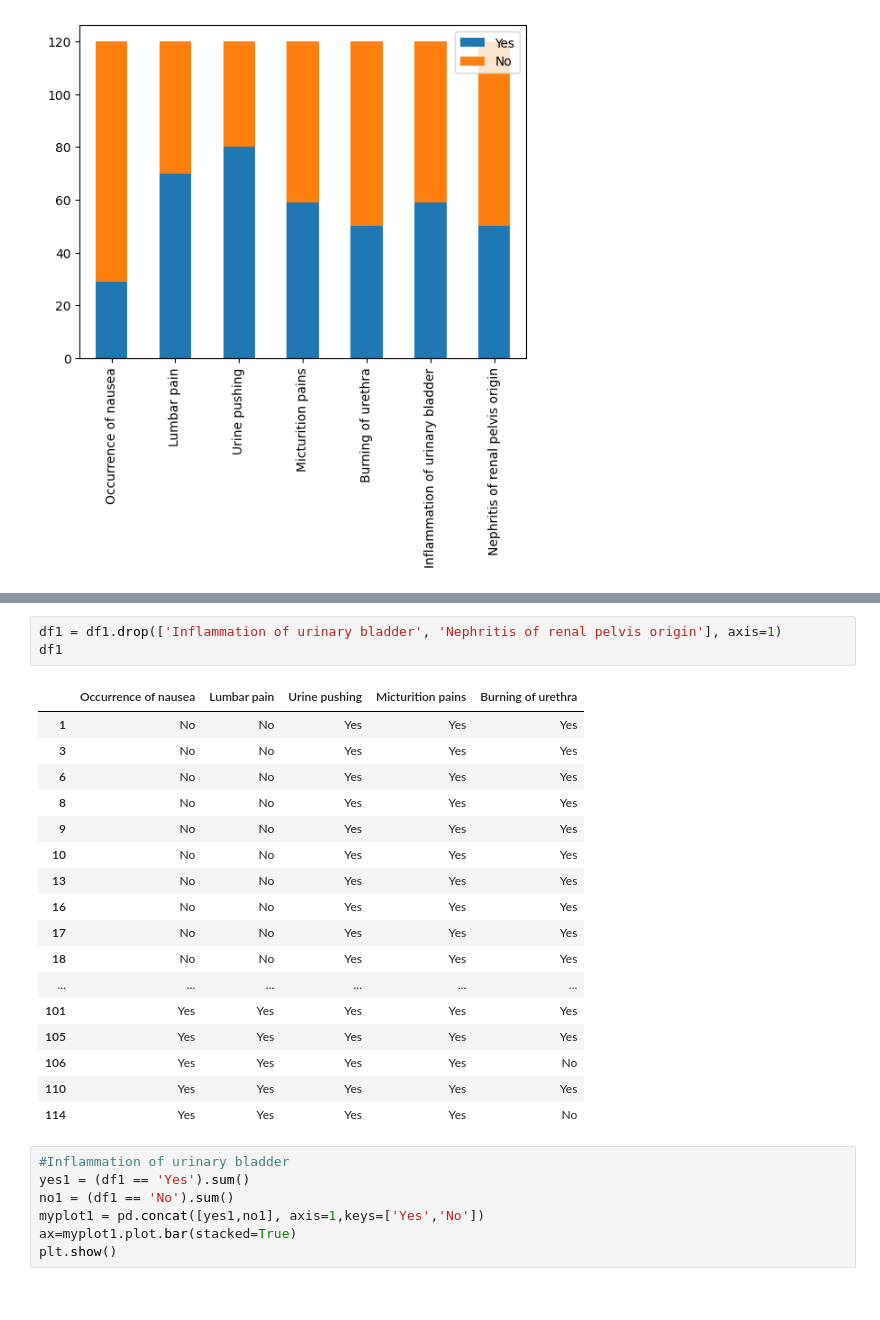
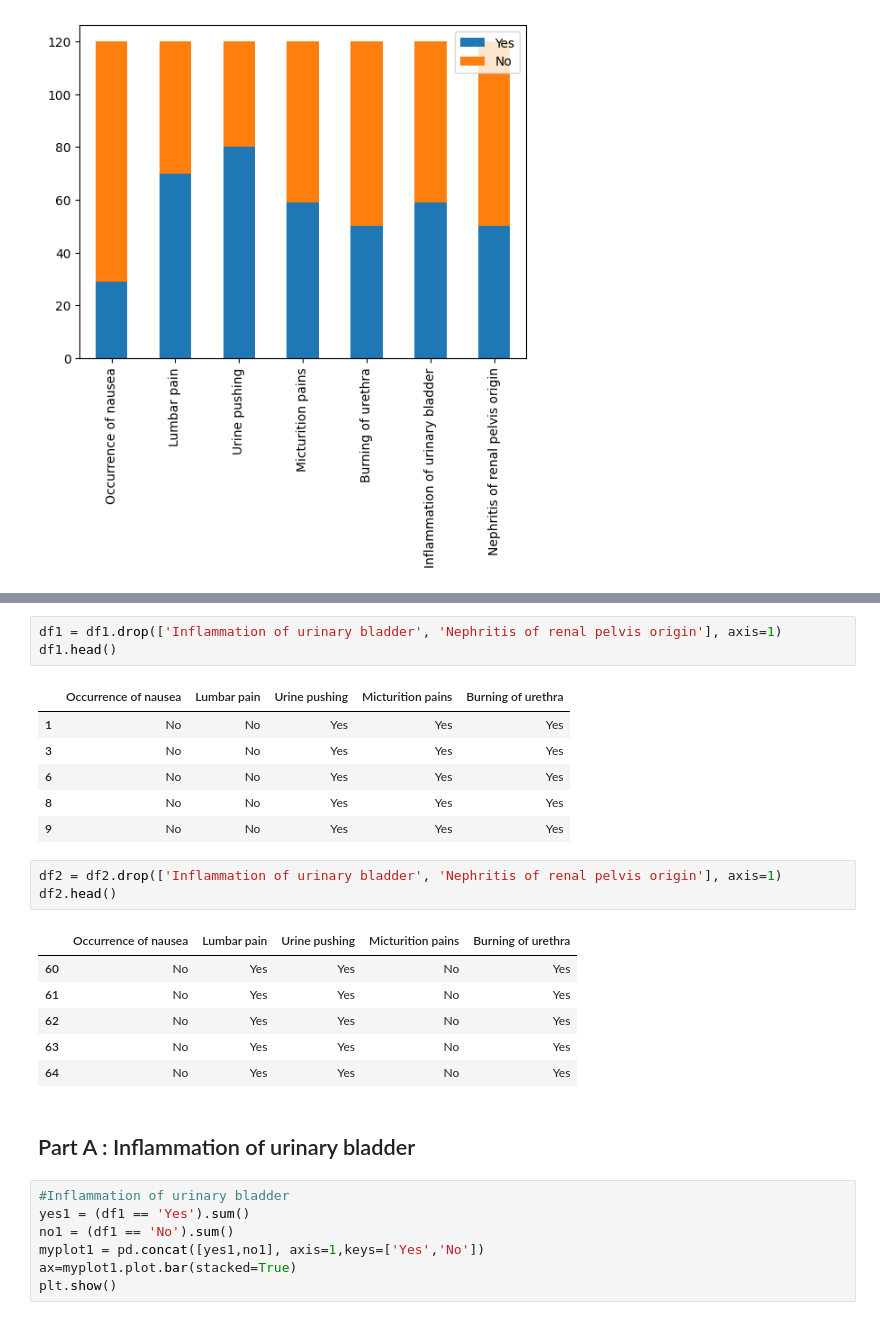
Before and after one commit to mohsen-dl/Association-Rules-Mining, a Jupyter notebook: Association Rules Mining.ipynb, the cells around one changed output, grey strips where cells are left out. Cells and saved outputs as stored; diff of their text form.

```diff
--- a/Association Rules Mining.ipynb
+++ b/Association Rules Mining.ipynb
@@ -188,24 +166,25 @@ df2
 # %%
 df1 = df1.drop(['Inflammation of urinary bladder', 'Nephritis of renal pelvis origin'], axis=1)
-df1
+df1.head()
 # %% [output]
 |  | Occurrence of nausea | Lumbar pain | Urine pushing | Micturition pains | Burning of urethra |
 | 1 | No | No | Yes | Yes | Yes |
 | 3 | No | No | Yes | Yes | Yes |
 | 6 | No | No | Yes | Yes | Yes |
 | 8 | No | No | Yes | Yes | Yes |
 | 9 | No | No | Yes | Yes | Yes |
-| 10 | No | No | Yes | Yes | Yes |
-| 13 | No | No | Yes | Yes | Yes |
-| 16 | No | No | Yes | Yes | Yes |
-| 17 | No | No | Yes | Yes | Yes |
-| 18 | No | No | Yes | Yes | Yes |
-| ... | ... | ... | ... | ... | ... |
-| 101 | Yes | Yes | Yes | Yes | Yes |
-| 105 | Yes | Yes | Yes | Yes | Yes |
-| 106 | Yes | Yes | Yes | Yes | No |
-| 110 | Yes | Yes | Yes | Yes | Yes |
-| 114 | Yes | Yes | Yes | Yes | No |
+# %%
+df2 = df2.drop(['Inflammation of urinary bladder', 'Nephritis of renal pelvis origin'], axis=1)
+df2.head()
+# %% [output]
+|  | Occurrence of nausea | Lumbar pain | Urine pushing | Micturition pains | Burning of urethra |
+| 60 | No | Yes | Yes | No | Yes |
+| 61 | No | Yes | Yes | No | Yes |
+| 62 | No | Yes | Yes | No | Yes |
+| 63 | No | Yes | Yes | No | Yes |
+| 64 | No | Yes | Yes | No | Yes |
+# %% [markdown]
+## Part A : Inflammation of urinary bladder
 # %%
 #Inflammation of urinary bladder
 yes1 = (df1 == 'Yes').sum()
```
Also changed, not shown: parts of 38 cells of this notebook.
